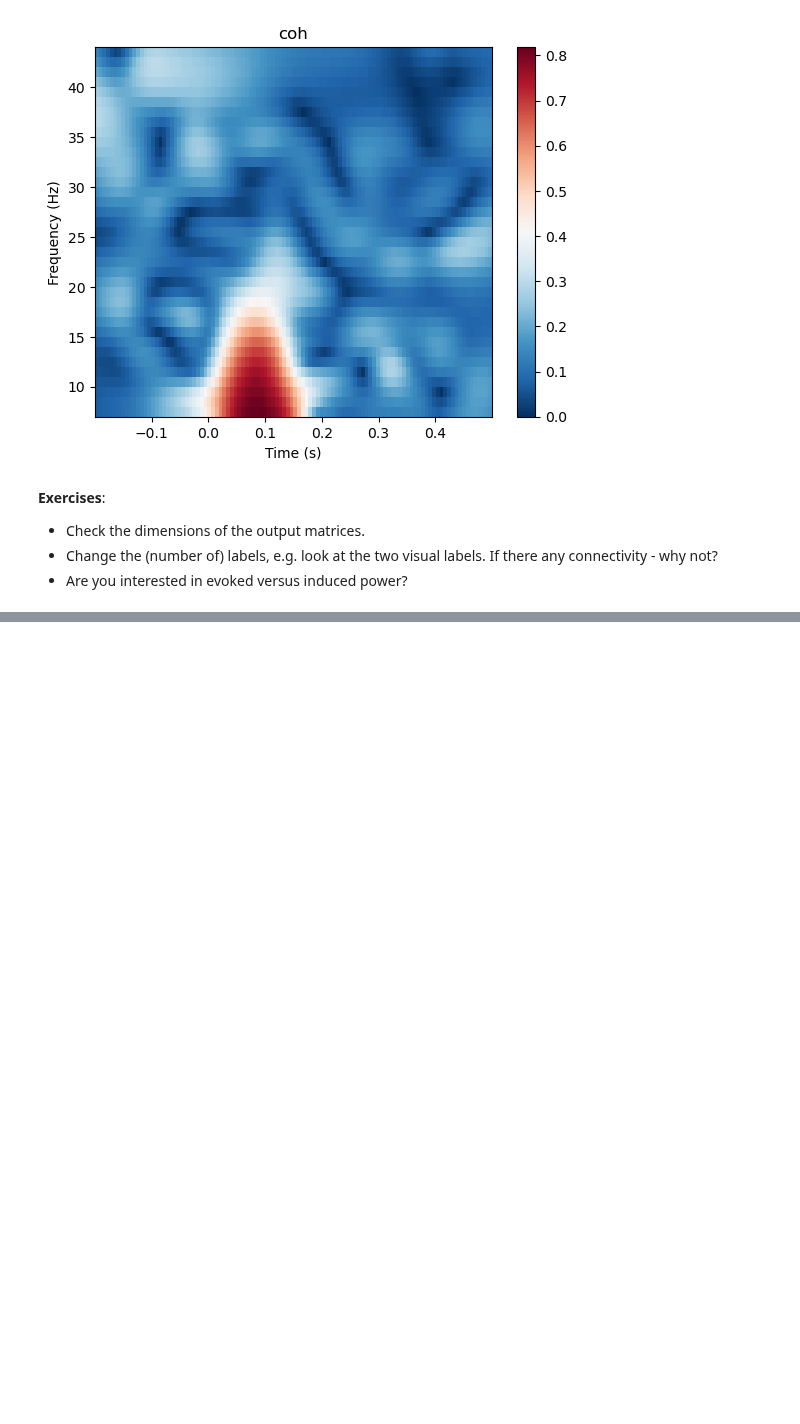
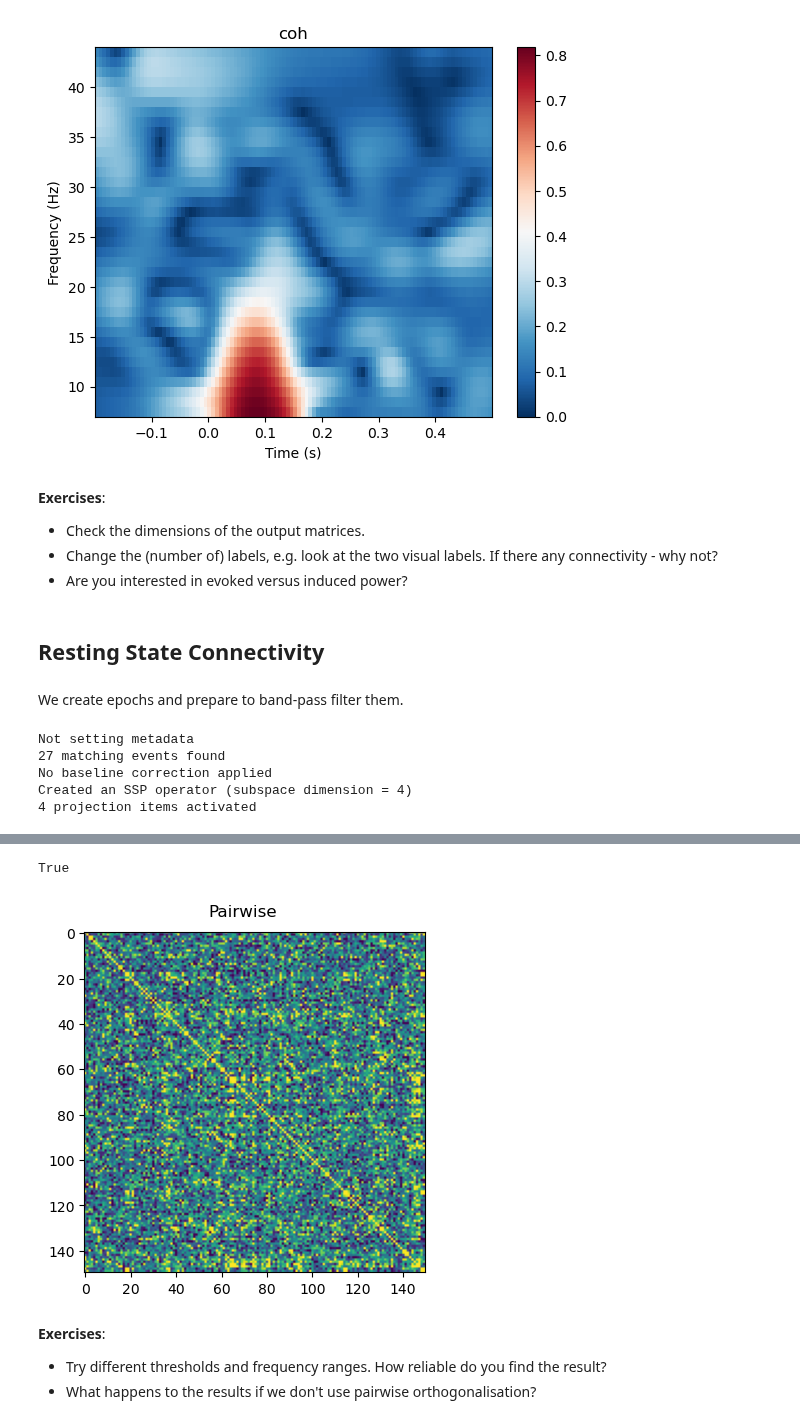
Before and after one commit to MRC-CBU/COGNESTIC, a Jupyter notebook: 08_EEG_MEG/C_2_FunctionalConnectivity.ipynb, the cells around one changed output, grey strips where cells are left out. Cells and saved outputs as stored; diff of their text form; code cells hidden in the pictures; blank space fills up the shorter version.

```diff
--- a/08_EEG_MEG/C_2_FunctionalConnectivity.ipynb
+++ b/08_EEG_MEG/C_2_FunctionalConnectivity.ipynb
@@ -629,3 +629,75 @@ __Exercises__:
 * Check the dimensions of the output matrices.
 * Change the (number of) labels, e.g. look at the two visual labels. If there any connectivity - why not?
 * Are you interested in evoked versus induced power?
+# %% [markdown]
+## Resting State Connectivity
+# %% [markdown]
+We create epochs and prepare to band-pass filter them.
+# %%
+subject = 'sample'
+duration = 10.0
+events = mne.make_fixed_length_events(raw, duration=duration)
+tmax = duration - 1.0 / raw.info["sfreq"]
+epochs = mne.Epochs(
+    raw, events=events, tmin=0, tmax=tmax, baseline=None, reject=reject
+)
+sfreq = epochs.info["sfreq"]
+# %% [output]
+Not setting metadata
+27 matching events found
+No baseline correction applied
+Created an SSP operator (subspace dimension = 4)
+4 projection items activated
+# %%
+
+labels = mne.read_labels_from_annot(subject, "aparc.a2009s", subjects_dir=subjects_dir)
+stcs = mne.minimum_norm.apply_inverse_epochs(
+    epochs, inverse_operator, lambda2=1.0 / 9.0, pick_ori="normal", return_generator=True
+)
+label_ts = mne.extract_label_time_course(
+    stcs, labels, inverse_operator["src"], return_generator=False
+)
+del stcs
+
+freqs = (2,20)  # range for evoked response, quite broad
+def bp_gen(label_ts):
+    """Make a generator that band-passes on the fly."""
+    for ts in label_ts:
+        yield mne.filter.filter_data(ts, sfreq, freqs[0], freqs[1])
+
+
+corr_obj = mne_connectivity.envelope_correlation(bp_gen(label_ts), orthogonalize=False)
+corr = corr_obj.combine()
+corr = corr.get_data(output="dense")[:, :, 0]
+
+
+def plot_corr(corr, title):
+    fig, ax = plt.subplots(figsize=(4, 4), constrained_layout=True)
+    ax.imshow(corr, cmap="viridis", clim=np.percentile(corr, [5, 95]))
+    fig.suptitle(title)
+
+
+plot_corr(corr, "Pairwise")
+
+
+def plot_degree(corr, title):
+    threshold_prop = 0.5  # percentage of strongest edges to keep in the graph
+    degree = mne_connectivity.degree(corr, threshold_prop=threshold_prop)
+    stc = mne.labels_to_stc(labels, degree)
+    stc = stc.in_label(
+        mne.Label(inverse_operator["src"][0]["vertno"], hemi="lh")
+        + mne.Label(inverse_operator["src"][1]["vertno"], hemi="rh")
+    )
+    return stc.plot(
+        clim=dict(kind="percent", lims=[75, 85, 95]),
+        colormap="gnuplot",
+        subjects_dir=subjects_dir,
+        views="dorsal",
+        hemi="both",
+        smoothing_steps=25,
+        time_label=title,
+    )
+
+
+brain = plot_degree(corr, "Beta (pairwise, aparc_sub)")
+# %% [output]
@@ -631,0 +724,6 @@ __Exercises__:
+True
+[figure, added]
+# %% [markdown]
+__Exercises__:
+* Try different thresholds and frequency ranges. How reliable do you find the result?
+* What happens to the results if we don't use pairwise orthogonalisation?
```
Also changed, not shown: parts of 7 cells of this notebook, 3 other files.
